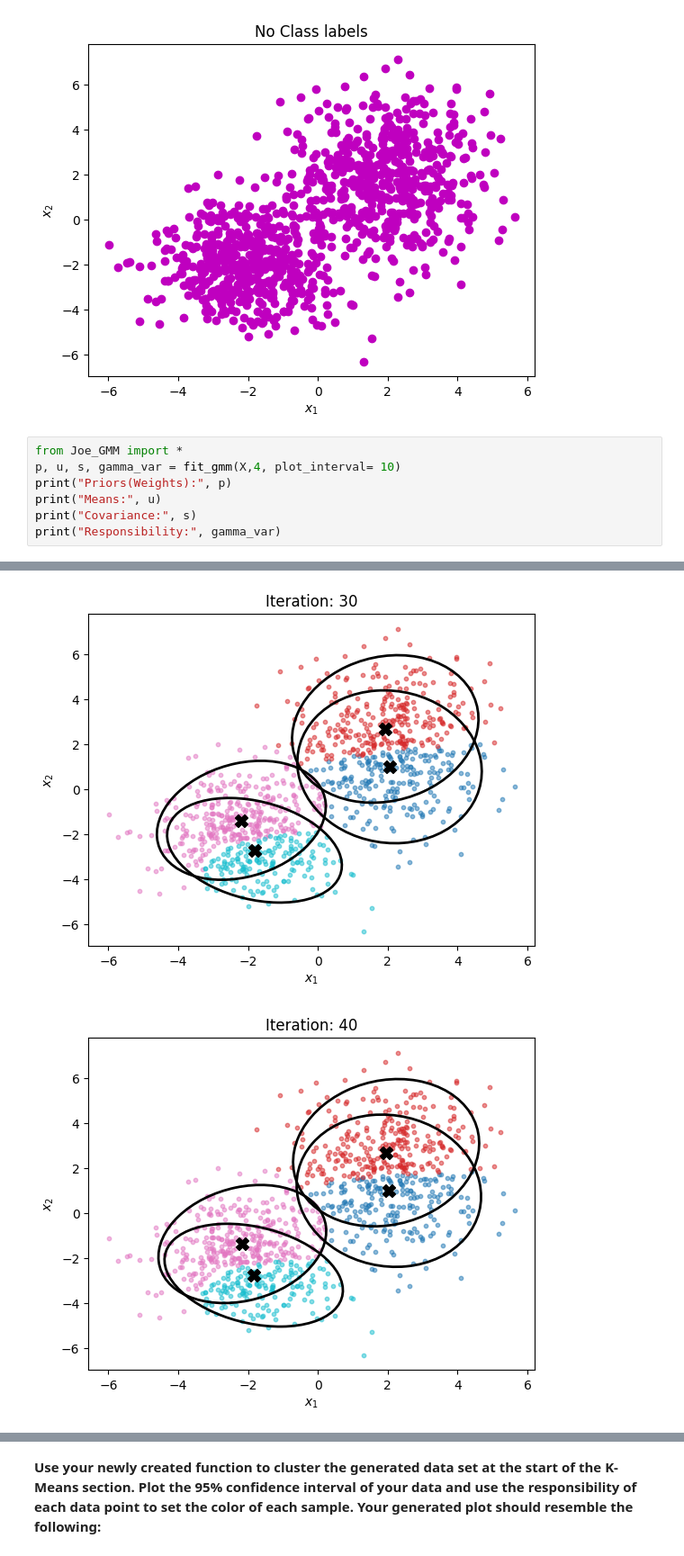
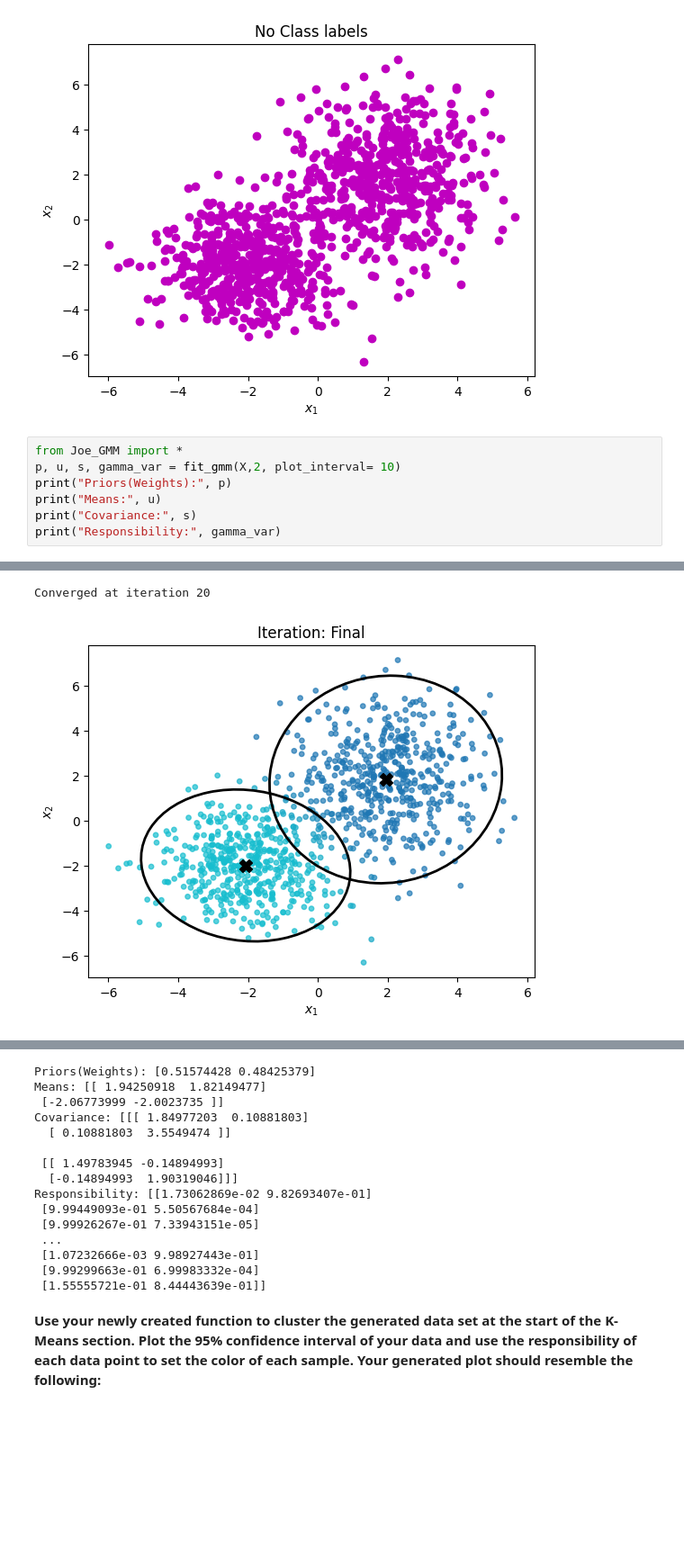
Before and after one commit to mudgician/cs315, a Jupyter notebook: Assignment-3/Assignment-3/assign3.ipynb, the cells around one changed output, grey strips where cells are left out. Shown at 90% size. Drawn from its saved outputs; the diff is of its cells as text; blank space fills up the shorter version.

```diff
--- a/Assignment-3/Assignment-3/assign3.ipynb
+++ b/Assignment-3/Assignment-3/assign3.ipynb
@@ -212,7 +209,7 @@ X = X.T
 [figure]
 # %%
 from Joe_GMM import *
-p, u, s, gamma_var = fit_gmm(X,4, plot_interval= 10)
+p, u, s, gamma_var = fit_gmm(X,2, plot_interval= 10)
 print("Priors(Weights):", p)
 print("Means:", u)
 print("Covariance:", s)
@@ -224,2 +221,2 @@ print("Responsibility:", gamma_var)
+Converged at iteration 20
-[figure, old version]
+[figure, new version]
-[figure, removed]
@@ -249,3 +223,18 @@ Covariance: [[[ 1.9586 -0.2443]
+Priors(Weights): [0.51574428 0.48425379]
+Means: [[ 1.94250918  1.82149477]
+ [-2.06773999 -2.0023735 ]]
+Covariance: [[[ 1.84977203  0.10881803]
+  [ 0.10881803  3.5549474 ]]
+
+ [[ 1.49783945 -0.14894993]
+  [-0.14894993  1.90319046]]]
+Responsibility: [[1.73062869e-02 9.82693407e-01]
+ [9.99449093e-01 5.50567684e-04]
+ [9.99926267e-01 7.33943151e-05]
+ ...
+ [1.07232666e-03 9.98927443e-01]
+ [9.99299663e-01 6.99983332e-04]
+ [1.55555721e-01 8.44443639e-01]]
 # %% [markdown]
 **Use your newly created function to cluster the generated data set at the start of the K-Means section. Plot the 95% confidence
 interval of your data and use the responsibility of each data point to set the color of each sample.
```
Also changed, not shown: parts of 4 cells of this notebook, 6 other files.
